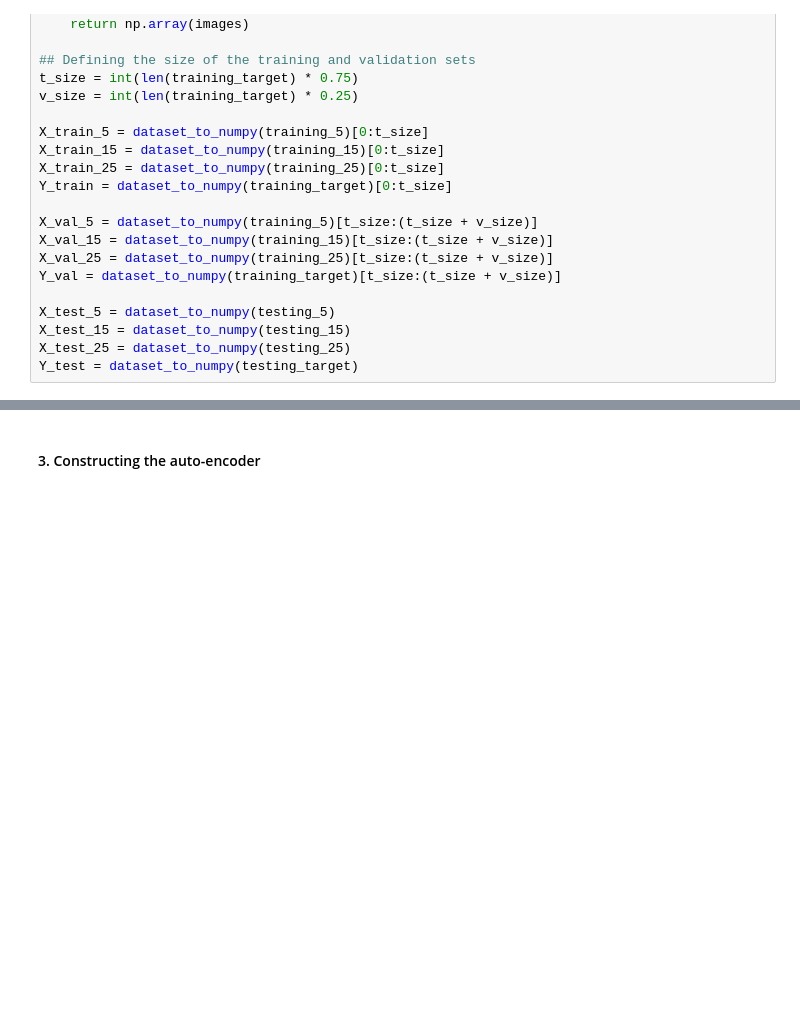
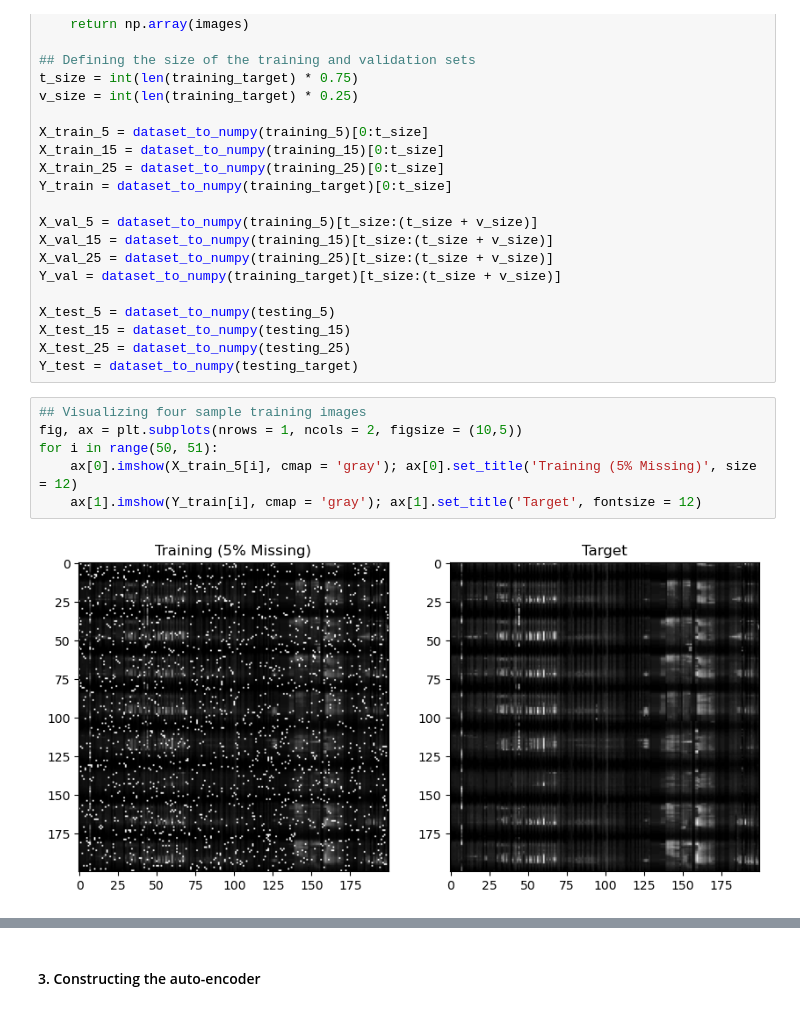
Before and after one commit to Evan-Callaghan/FieldsAcademy-NeuralNetworks, a Jupyter notebook: Project/Working/image_model.ipynb, the cells around one changed output, grey strips where cells are left out. Drawn from its saved outputs; the diff is of its cells as text; blank space fills up the shorter version.

```diff
--- a/Project/Working/image_model.ipynb
+++ b/Project/Working/image_model.ipynb
@@ -83,6 +84,14 @@ X_test_5 = dataset_to_numpy(testing_5)
 X_test_15 = dataset_to_numpy(testing_15)
 X_test_25 = dataset_to_numpy(testing_25)
 Y_test = dataset_to_numpy(testing_target)
+# %%
+## Visualizing four sample training images
+fig, ax = plt.subplots(nrows = 1, ncols = 2, figsize = (10,5))
+for i in range(50, 51):
+    ax[0].imshow(X_train_5[i], cmap = 'gray'); ax[0].set_title('Training (5% Missing)', size = 12)
+    ax[1].imshow(Y_train[i], cmap = 'gray'); ax[1].set_title('Target', fontsize = 12)
+# %% [output]
+[figure, added]
 # %%
 ## Visualizing four sample training images
 fig, ax = plt.subplots(nrows = 2, ncols = 4, figsize = (10,5))
```
Also changed, not shown: parts of 9 cells of this notebook, 1 other file.
